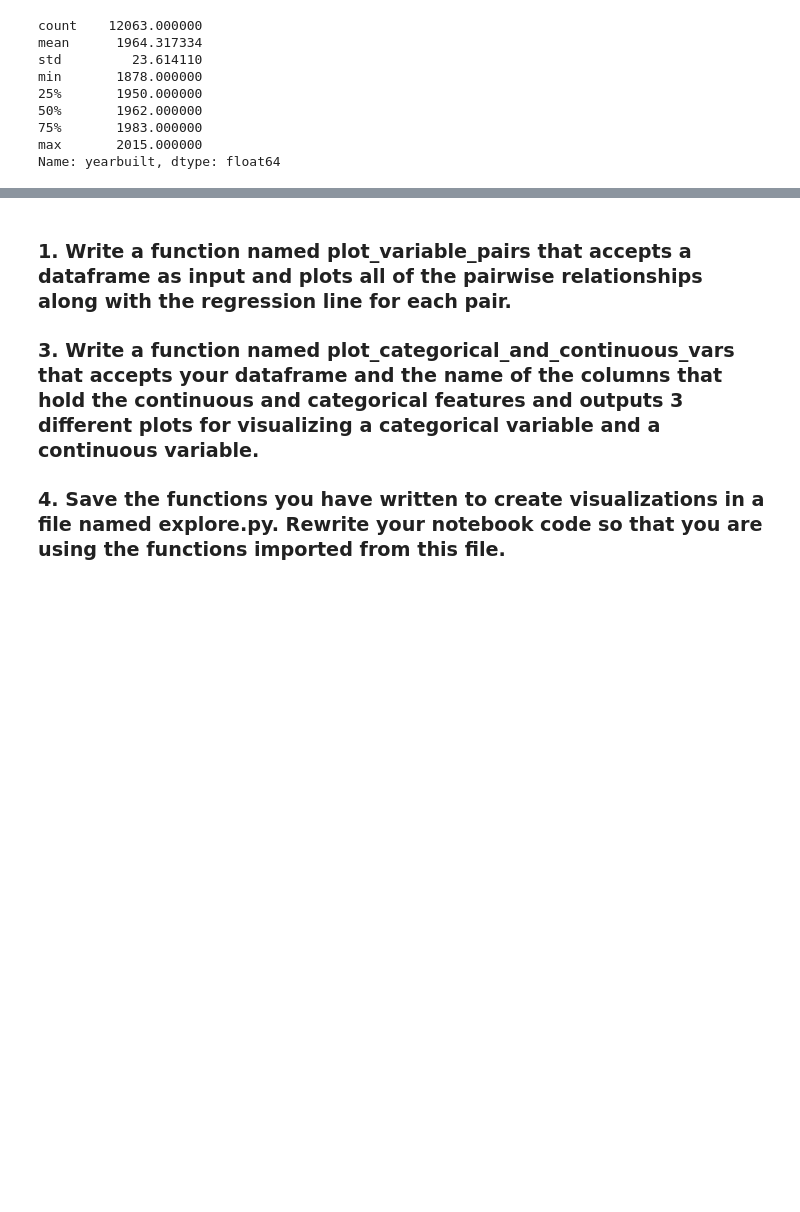
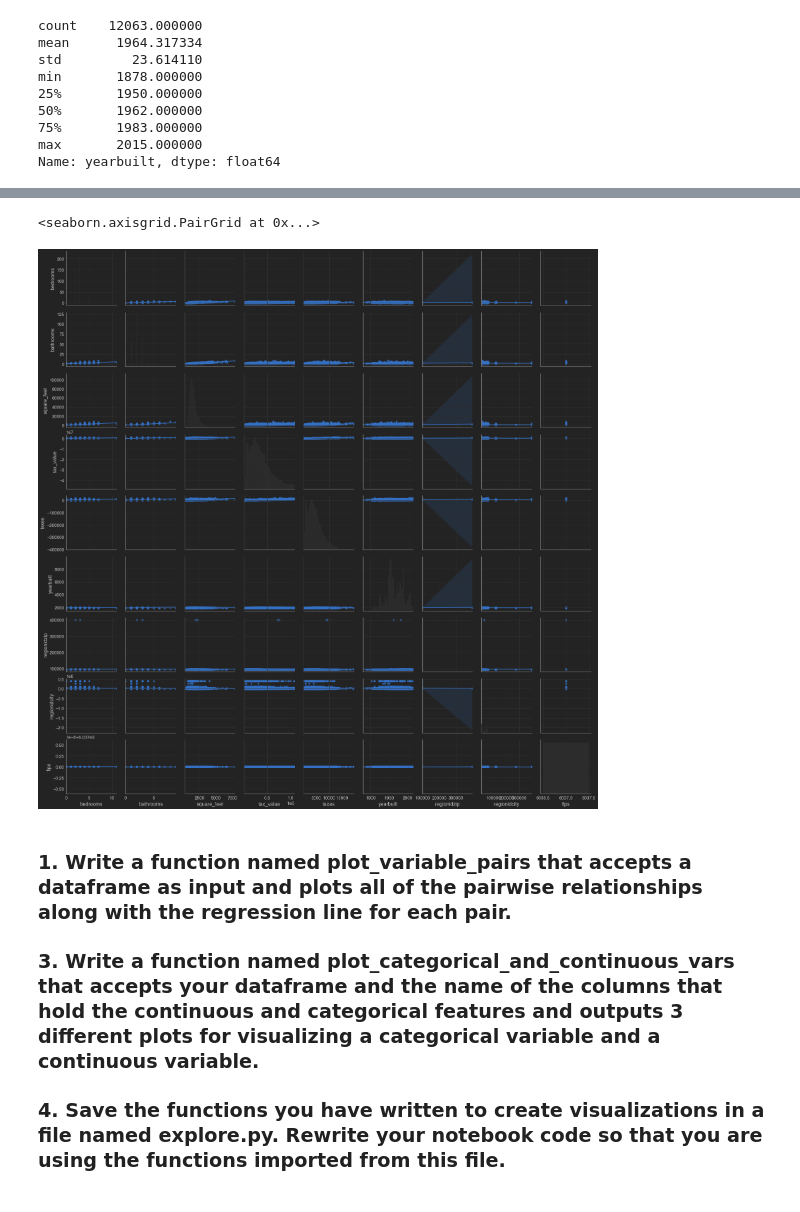
Before and after one commit to Ken-Alviola/regression-exercises, a Jupyter notebook: explore_zillow.ipynb, the cells around one changed output, grey strips where cells are left out. Drawn from its saved outputs; the diff is of its cells as text; code cells hidden in the pictures; blank space fills up the shorter version.

```diff
--- a/explore_zillow.ipynb
+++ b/explore_zillow.ipynb
@@ -344,5 +349,8 @@ g.map_offdiag(plt.scatter)
 # %%
-sns.pairplot(train)
+sns.pairplot(train, kind='reg')
+# %% [output]
+<seaborn.axisgrid.PairGrid at 0x...>
+[figure, added]
 # %% [markdown]
 ### 1. Write a function named plot_variable_pairs that accepts a dataframe as input and plots all of the pairwise relationships along with the regression line for each pair.
 
```
Also changed, not shown: parts of 2 cells of this notebook.
